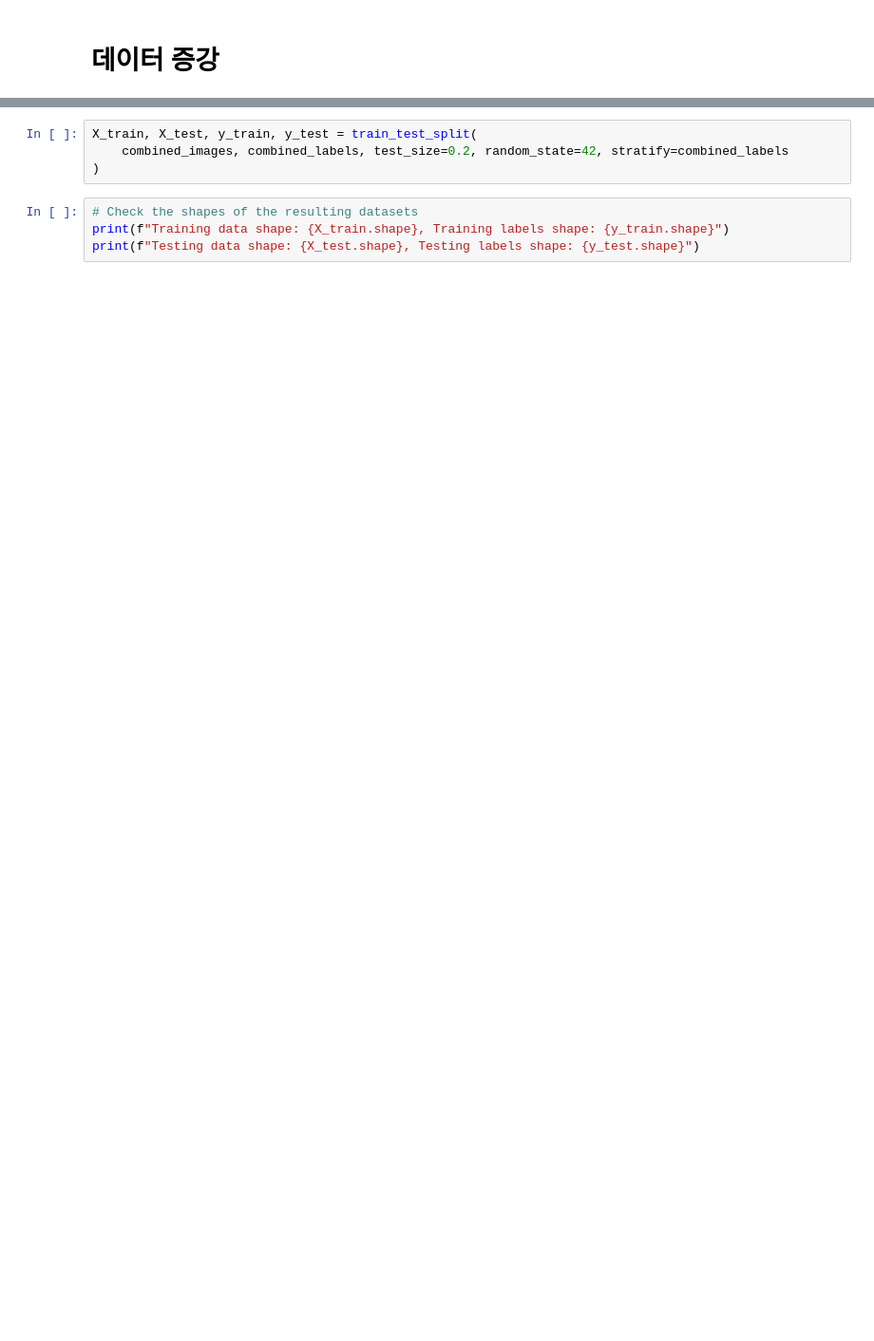
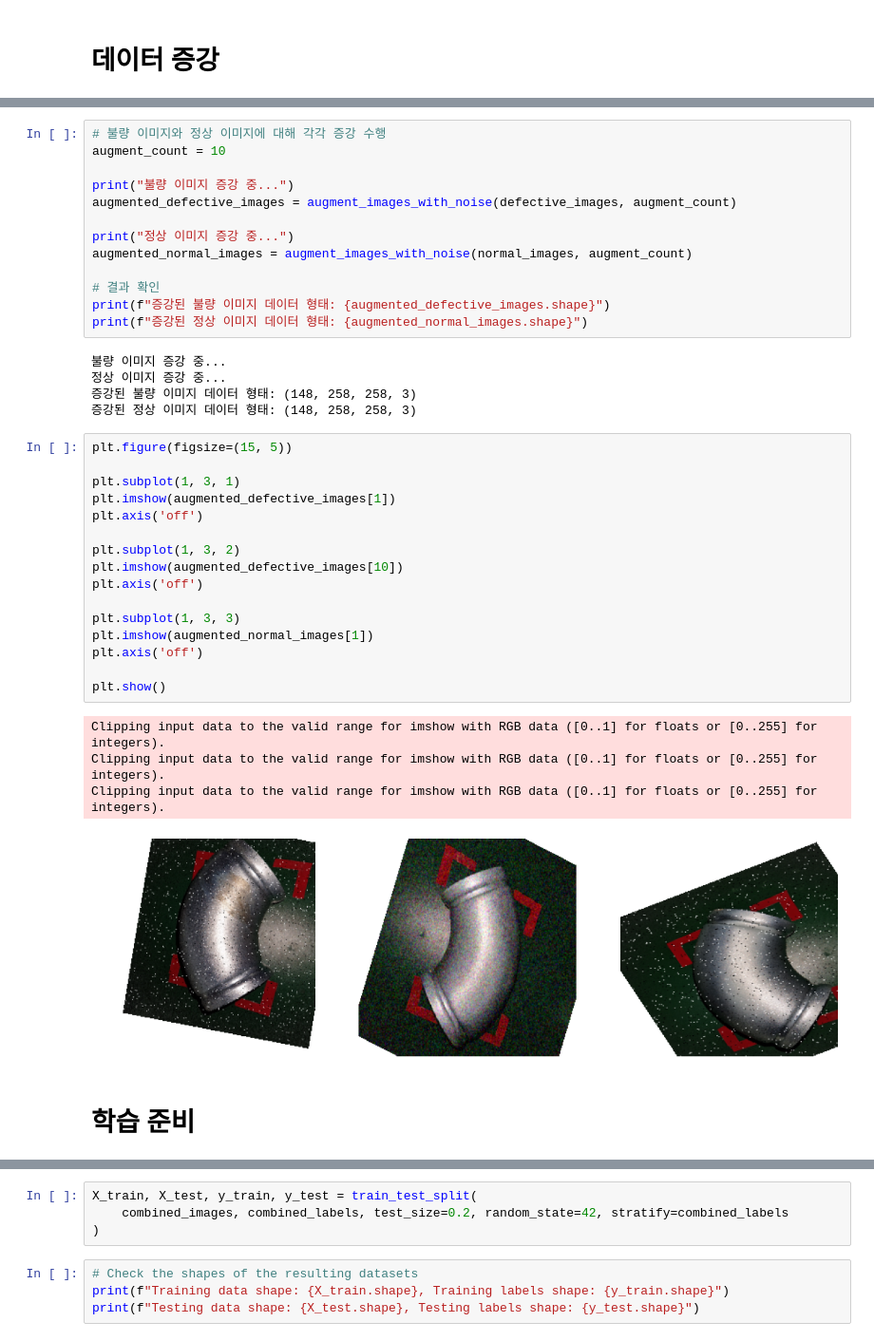
Before and after one commit to Andongsi-prj/model, a Jupyter notebook: ai_model.ipynb, the cells around one changed output, grey strips where cells are left out. Shown at 95% size. Cells and saved outputs as stored; diff of their text form; blank space fills up the shorter version.

```diff
--- a/ai_model.ipynb
+++ b/ai_model.ipynb
@@ -144,2 +181,43 @@ Updated dataset shape: (1059, 512, 512, 3)
+# %%
+# 불량 이미지와 정상 이미지에 대해 각각 증강 수행
+augment_count = 10
+
+print("불량 이미지 증강 중...")
+augmented_defective_images = augment_images_with_noise(defective_images, augment_count)
+
+print("정상 이미지 증강 중...")
+augmented_normal_images = augment_images_with_noise(normal_images, augment_count)
+
+# 결과 확인
+print(f"증강된 불량 이미지 데이터 형태: {augmented_defective_images.shape}")
+print(f"증강된 정상 이미지 데이터 형태: {augmented_normal_images.shape}")
+# %% [output]
+불량 이미지 증강 중...
+정상 이미지 증강 중...
+증강된 불량 이미지 데이터 형태: (148, 258, 258, 3)
+증강된 정상 이미지 데이터 형태: (148, 258, 258, 3)
+# %%
+plt.figure(figsize=(15, 5))
+
+plt.subplot(1, 3, 1)
+plt.imshow(augmented_defective_images[1])
+plt.axis('off')
+
+plt.subplot(1, 3, 2)
+plt.imshow(augmented_defective_images[10])
+plt.axis('off')
+
+plt.subplot(1, 3, 3)
+plt.imshow(augmented_normal_images[1])
+plt.axis('off')
+
+plt.show()
+# %% [output]
+Clipping input data to the valid range for imshow with RGB data ([0..1] for floats or [0..255] for integers).
+Clipping input data to the valid range for imshow with RGB data ([0..1] for floats or [0..255] for integers).
+Clipping input data to the valid range for imshow with RGB data ([0..1] for floats or [0..255] for integers).
+[figure, added]
+# %% [markdown]
+# 학습 준비
 # %%
 # 라벨 생성 (불량: 0, 정상: 1)
```
Also changed, not shown: parts of 31 cells of this notebook, 14 other files.
